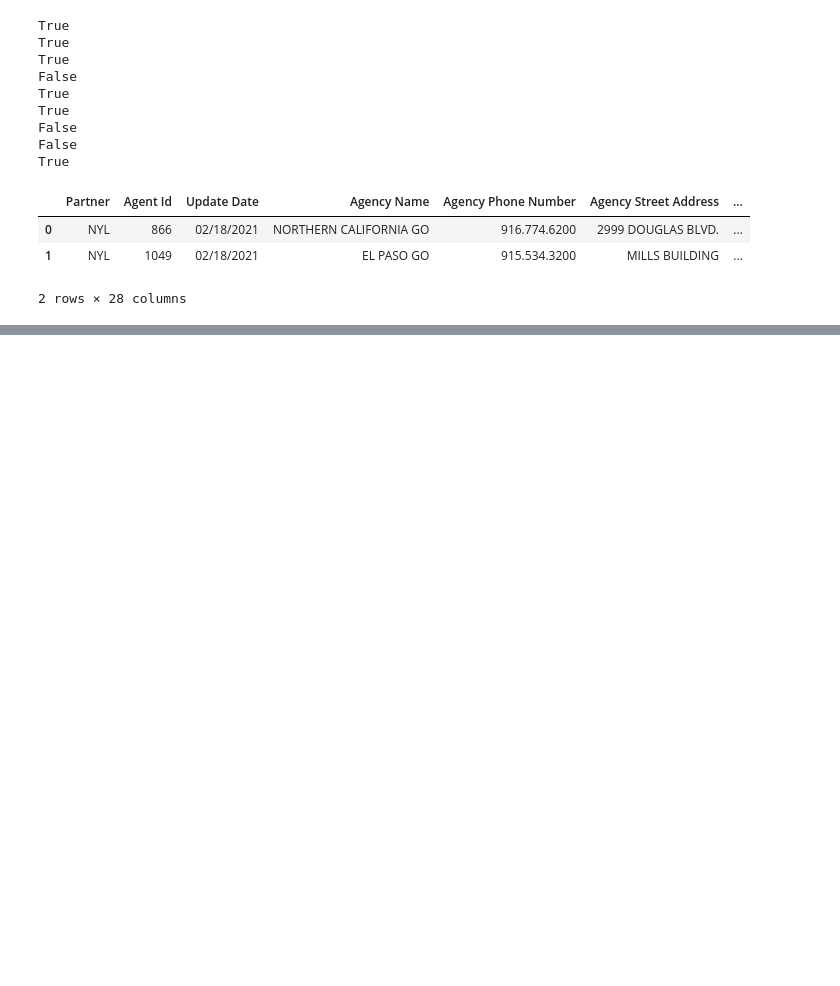
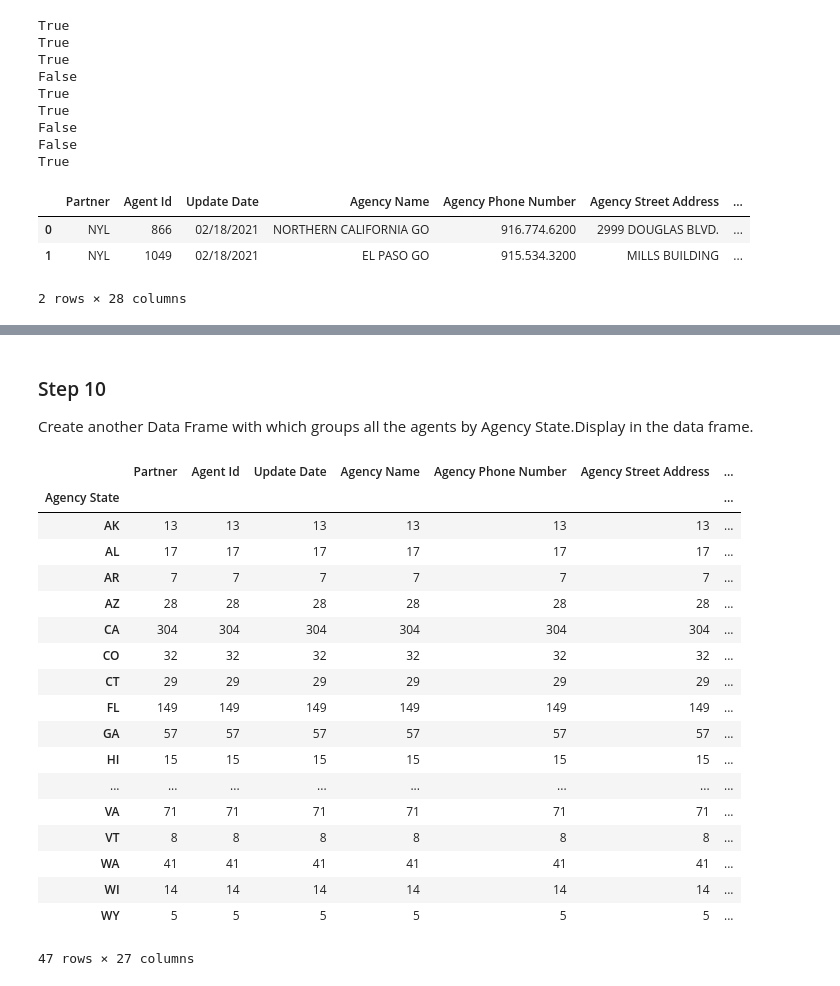
Before and after one commit to SmoothVPR/Python-Assignments, a Jupyter notebook: 8-week_2_project/Exploration.ipynb, the cells around one changed output, grey strips where cells are left out. Drawn from its saved outputs; the diff is of its cells as text; code cells hidden in the pictures; blank space fills up the shorter version.

```diff
--- a/8-week_2_project/Exploration.ipynb
+++ b/8-week_2_project/Exploration.ipynb
@@ -187,0 +212,26 @@ df_curr.head(2)
+# %% [markdown]
+### Step 10
+Create another Data Frame with which groups all the agents by Agency State.Display in the data frame.
+# %%
+# df_curr.groupby(["Agency State"]).filter(lambda x: True)
+df_curr.groupby(["Agency State"]).count()
+# %% [output]
+|  | Partner | Agent Id | Update Date | Agency Name | Agency Phone Number | Agency Street Address | ... |
+| Agency State |  |  |  |  |  |  | ... |
+| AK | 13 | 13 | 13 | 13 | 13 | 13 | ... |
+| AL | 17 | 17 | 17 | 17 | 17 | 17 | ... |
+| AR | 7 | 7 | 7 | 7 | 7 | 7 | ... |
+| AZ | 28 | 28 | 28 | 28 | 28 | 28 | ... |
+| CA | 304 | 304 | 304 | 304 | 304 | 304 | ... |
+| CO | 32 | 32 | 32 | 32 | 32 | 32 | ... |
+| CT | 29 | 29 | 29 | 29 | 29 | 29 | ... |
+| FL | 149 | 149 | 149 | 149 | 149 | 149 | ... |
+| GA | 57 | 57 | 57 | 57 | 57 | 57 | ... |
+| HI | 15 | 15 | 15 | 15 | 15 | 15 | ... |
+| ... | ... | ... | ... | ... | ... | ... | ... |
+| VA | 71 | 71 | 71 | 71 | 71 | 71 | ... |
+| VT | 8 | 8 | 8 | 8 | 8 | 8 | ... |
+| WA | 41 | 41 | 41 | 41 | 41 | 41 | ... |
+| WI | 14 | 14 | 14 | 14 | 14 | 14 | ... |
+| WY | 5 | 5 | 5 | 5 | 5 | 5 | ... |
+47 rows × 27 columns
```
Also changed, not shown: parts of 6 cells of this notebook, 4 other files.
